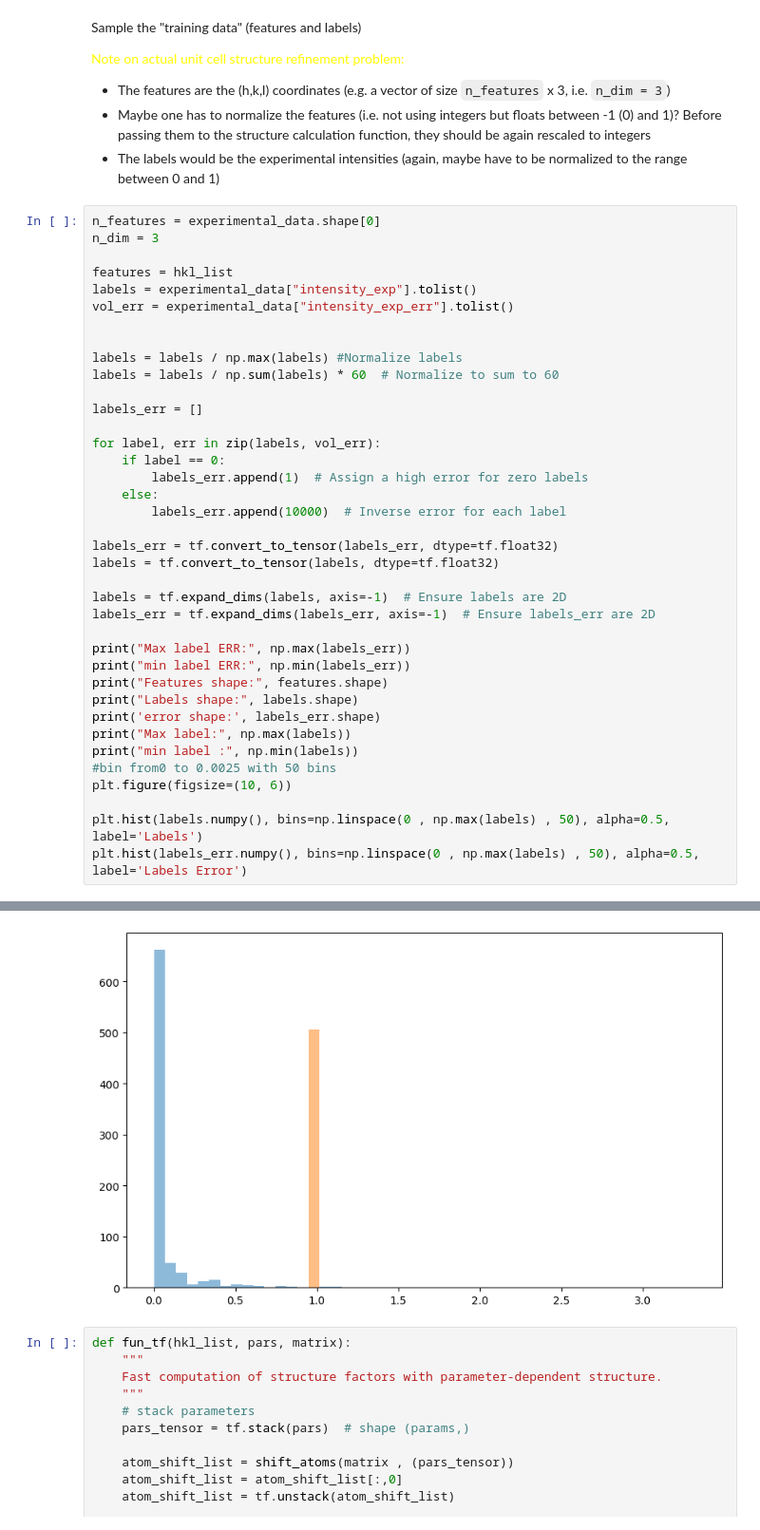
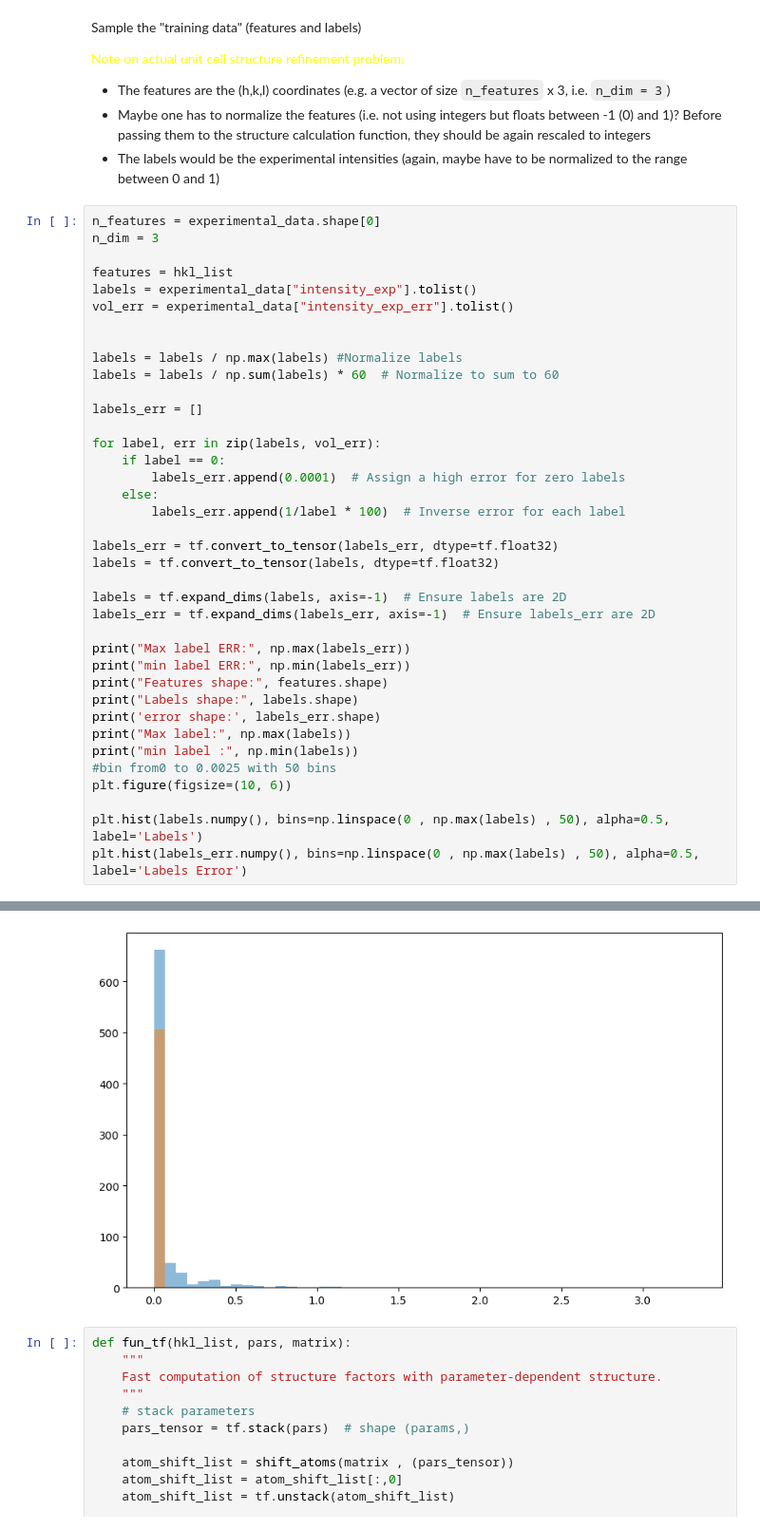
Before and after one commit to bleubreeymeow/alrisDistortionFit, a Jupyter notebook: PBCO/PBCO_1_3_inplane/P2/P2_gradient_descent.ipynb, the cells around one changed output, grey strips where cells are left out. Shown at 95% size. Saved outputs shown, nothing was run; the diff lists cells and outputs as text.

```diff
--- a/PBCO/PBCO_1_3_inplane/P2/P2_gradient_descent.ipynb
+++ b/PBCO/PBCO_1_3_inplane/P2/P2_gradient_descent.ipynb
@@ -62,9 +62,9 @@ labels_err = []
 
 for label, err in zip(labels, vol_err):
     if label == 0:
-        labels_err.append(1)  # Assign a high error for zero labels
+        labels_err.append(0.0001)  # Assign a high error for zero labels
     else:
-        labels_err.append(10000)  # Inverse error for each label
+        labels_err.append(1/label * 100)  # Inverse error for each label
 
 labels_err = tf.convert_to_tensor(labels_err, dtype=tf.float32)
 labels = tf.convert_to_tensor(labels, dtype=tf.float32)
@@ -97,18 +97,18 @@ min label : 0.0
           0.,   0.,   0.,   0.,   0.,   0.,   0.,   0.,   0.,   0.,   0.,
           0.,   0.,   0.,   0.,   0.,   0.,   0.,   0.,   0.,   0.,   0.,
           0.,   0.,   0.,   0.,   0.]),
  array([0.        , 0.06780162, 0.13560324, 0.20340486, 0.27120649,
         0.33900811, 0.40680973, 0.47461135, 0.54241297, 0.61021459,
         0.67801621, 0.74581784, 0.81361946, 0.88142108, 0.9492227 ,
         1.01702432, 1.08482594, 1.15262757, 1.22042919, 1.28823081,
         1.35603243, 1.42383405, 1.49163567, 1.55943729, 1.62723892,
         1.69504054, 1.76284216, 1.83064378, 1.8984454 , 1.96624702,
         2.03404864, 2.10185027, 2.16965189, 2.23745351, 2.30525513,
         2.37305675, 2.44085837, 2.50866   , 2.57646162, 2.64426324,
         2.71206486, 2.77986648, 2.8476681 , 2.91546972, 2.98327135,
         3.05107297, 3.11887459, 3.18667621, 3.25447783, 3.32227945]),
  <BarContainer object of 49 artists>)
-[figure, old version]
+[figure, new version]
 # %%
 def fun_tf(hkl_list, pars, matrix):
     """
```
Also changed, not shown: parts of 6 cells of this notebook.
